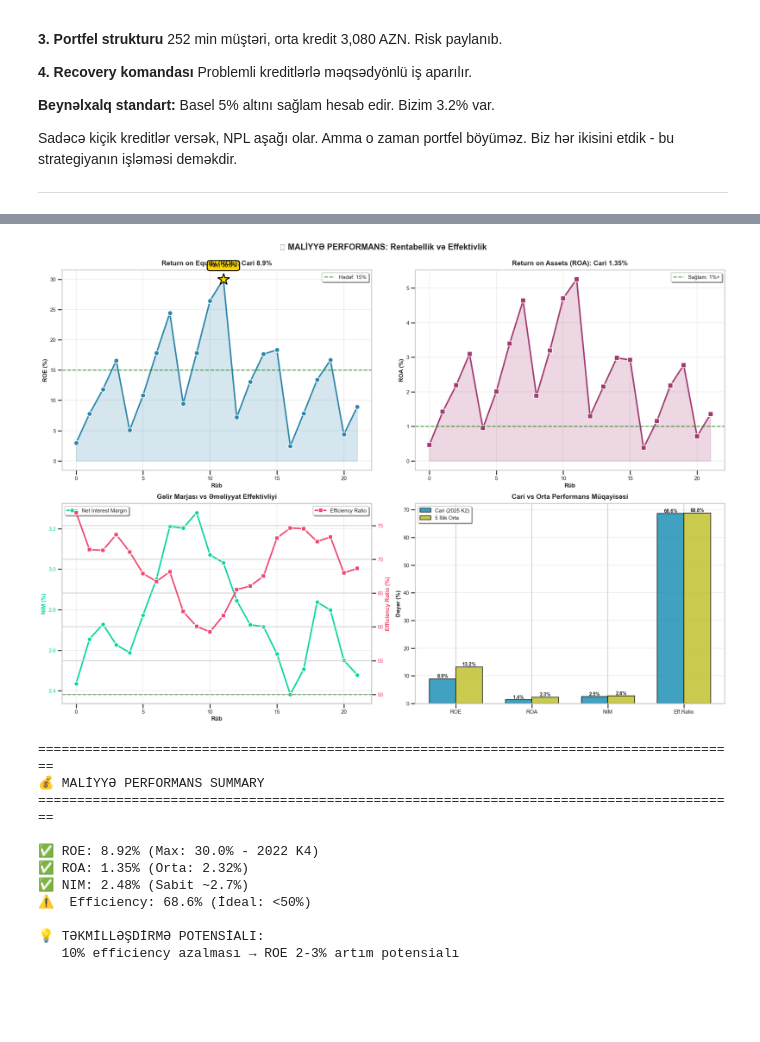
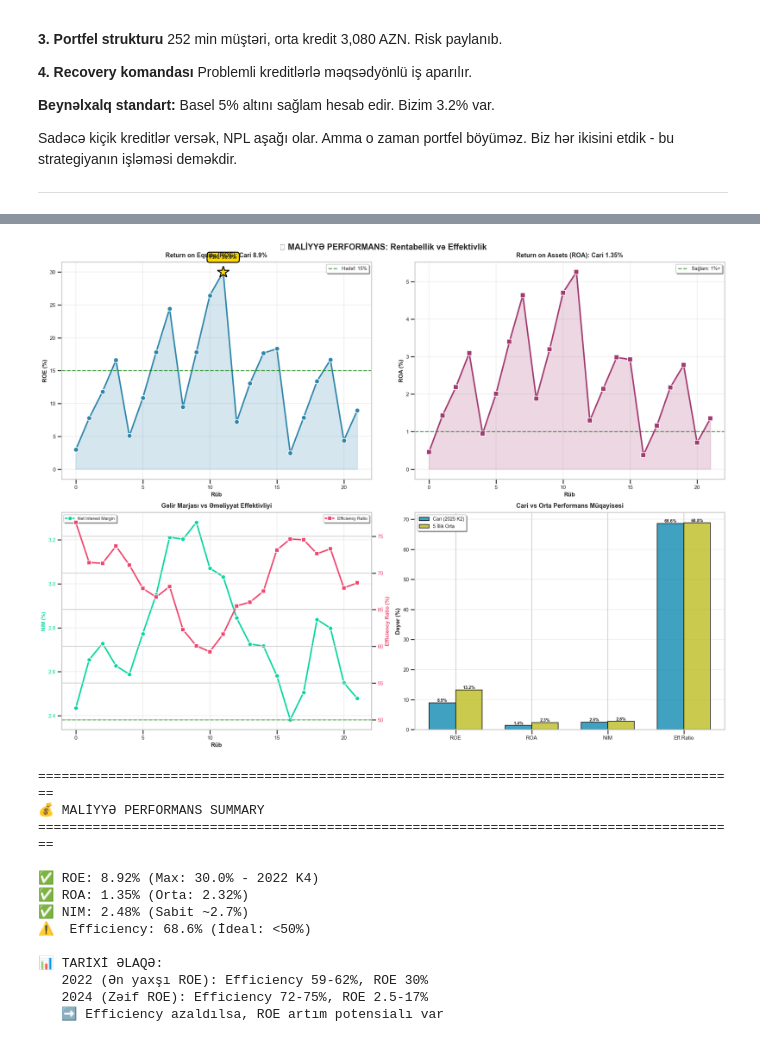
Before and after one commit to science-analyse/loan_sales_prediction, a Jupyter notebook: notebooks/CEO_Presentation_FINAL.ipynb, the cells around one changed output, grey strips where cells are left out. Saved outputs shown, nothing was run; the diff lists cells and outputs as text; code cells hidden in the pictures; blank space fills up the shorter version.

```diff
--- a/notebooks/CEO_Presentation_FINAL.ipynb
+++ b/notebooks/CEO_Presentation_FINAL.ipynb
@@ -702,9 +757,9 @@ Süni "boom" yoxdur. Makroiqtisadi göstəricilər həqiqəti təsdiqləyir. Bu
 ---
 # %%
 # MALİYYƏ PERFORMANS
-fig, axes = plt.subplots(2, 2, figsize=(20, 14))
+fig, axes = plt.subplots(2, 2, figsize=(20, 15))
 fig.suptitle('💰 MALİYYƏ PERFORMANS: Rentabellik və Effektivlik',
-             fontsize=17, fontweight='bold', y=0.995)
+             fontsize=17, fontweight='bold', y=0.98)
 
 # 1. ROE
 ax1 = axes[0, 0]
@@ -725,10 +780,10 @@ ax1.text(df.loc[max_roe_idx, 'Time_Index'], df.loc[max_roe_idx, 'ROE']*100+2,
                   edgecolor='black', linewidth=2))
 
 ax1.set_title(f'Return on Equity (ROE): Cari {df["ROE"].iloc[-1]*100:.1f}%',
-              fontsize=14, pad=10)
+              fontsize=13, pad=10)
 ax1.set_ylabel('ROE (%)', fontsize=12, fontweight='bold')
 ax1.set_xlabel('Rüb', fontsize=12, fontweight='bold')
-ax1.legend(fontsize=11, frameon=True, shadow=True)
+ax1.legend(fontsize=10, frameon=True, shadow=True)
 ax1.grid(True, alpha=0.3)
 
 # 2. ROA
@@ -740,10 +795,10 @@ ax2.fill_between(df['Time_Index'], df['ROA']*100, alpha=0.2, color='#A23B72')
 ax2.axhline(y=1, color='green', linestyle='--', linewidth=2, alpha=0.7, label='Sağlam: 1%+')
 
 ax2.set_title(f'Return on Assets (ROA): Cari {df["ROA"].iloc[-1]*100:.2f}%',
-              fontsize=14, pad=10)
+              fontsize=13, pad=10)
 ax2.set_ylabel('ROA (%)', fontsize=12, fontweight='bold')
 ax2.set_xlabel('Rüb', fontsize=12, fontweight='bold')
-ax2.legend(fontsize=11, frameon=True, shadow=True)
+ax2.legend(fontsize=10, frameon=True, shadow=True)
 ax2.grid(True, alpha=0.3)
 
 # 3. NIM vs Efficiency
@@ -761,14 +816,14 @@ line2 = ax3_twin.plot(df['Time_Index'], df['Efficiency_Ratio']*100,
 ax3_twin.axhline(y=50, color='green', linestyle='--', linewidth=2, alpha=0.5)
 
 ax3.set_title('Gəlir Marjası vs Əməliyyat Effektivliyi',
-              fontsize=14, pad=10)
+              fontsize=13, pad=10)
 ax3.set_xlabel('Rüb', fontsize=12, fontweight='bold')
-ax3.set_ylabel('NIM (%)', fontsize=12, fontweight='bold', color=COLORS['success'])
-ax3_twin.set_ylabel('Efficiency Ratio (%)', fontsize=12, fontweight='bold', color=COLORS['danger'])
+ax3.set_ylabel('NIM (%)', fontsize=11, fontweight='bold', color=COLORS['success'])
+ax3_twin.set_ylabel('Efficiency Ratio (%)', fontsize=11, fontweight='bold', color=COLORS['danger'])
 ax3.tick_params(axis='y', labelcolor=COLORS['success'])
 ax3_twin.tick_params(axis='y', labelcolor=COLORS['danger'])
-ax3.legend(loc='upper left', frameon=True, shadow=True)
-ax3_twin.legend(loc='upper right', frameon=True, shadow=True)
+ax3.legend(loc='upper left', frameon=True, shadow=True, fontsize=9)
+ax3_twin.legend(loc='upper right', frameon=True, shadow=True, fontsize=9)
 ax3.grid(True, alpha=0.3)
 
 # 4. Comparison
@@ -785,39 +840,41 @@ width = 0.35
 bars1 = ax4.bar(x - width/2, current_vals, width,
                 label='Cari (2025 K2)', color=COLORS['info'],
                 alpha=0.8, edgecolor='black', linewidth=1.5)
 bars2 = ax4.bar(x + width/2, avg_vals, width,
                 label='5 İllik Orta', color='#BCBD22',
                 alpha=0.8, edgecolor='black', linewidth=1.5)
 
 for bars in [bars1, bars2]:
     for bar in bars:
         height = bar.get_height()
         ax4.text(bar.get_x() + bar.get_width()/2., height,
                 f'{height:.1f}%', ha='center', va='bottom',
-                fontsize=10, fontweight='bold')
+                fontsize=9, fontweight='bold')
 
 ax4.set_title('Cari vs Orta Performans Müqayisəsi',
-              fontsize=14, pad=10)
+              fontsize=13, pad=10)
 ax4.set_ylabel('Dəyər (%)', fontsize=12, fontweight='bold')
 ax4.set_xticks(x)
 ax4.set_xticklabels(metrics, fontsize=11)
-ax4.legend(fontsize=11, frameon=True, shadow=True)
+ax4.legend(fontsize=10, frameon=True, shadow=True)
 ax4.grid(True, alpha=0.3, axis='y')
 
 plt.tight_layout()
 plt.show()
 
 print("\n" + "="*90)
 print("💰 MALİYYƏ PERFORMANS SUMMARY")
 print("="*90)
 print(f"\n✅ ROE: {df['ROE'].iloc[-1]*100:.2f}% (Max: {df['ROE'].max()*100:.1f}% - 2022 K4)")
 print(f"✅ ROA: {df['ROA'].iloc[-1]*100:.2f}% (Orta: {df['ROA'].mean()*100:.2f}%)")
 print(f"✅ NIM: {df['Net_Interest_Margin'].iloc[-1]*100:.2f}% (Sabit ~2.7%)")
 print(f"⚠️  Efficiency: {df['Efficiency_Ratio'].iloc[-1]*100:.1f}% (İdeal: <50%)")
-print(f"\n💡 TƏKMİLLƏŞDİRMƏ POTENSİALI:")
-print(f"   10% efficiency azalması → ROE 2-3% artım potensialı")
+print(f"\n📊 TARİXİ ƏLAQƏ:")
+print(f"   2022 (Ən yaxşı ROE): Efficiency 59-62%, ROE 30%")
+print(f"   2024 (Zəif ROE): Efficiency 72-75%, ROE 2.5-17%")
+print(f"   ➡️ Efficiency azaldılsa, ROE artım potensialı var")
 # %% [output]
-[figure, old version]
+[figure, new version]
 ==========================================================================================
 💰 MALİYYƏ PERFORMANS SUMMARY
 ==========================================================================================
@@ -827,8 +884,10 @@ print(f"   10% efficiency azalması → ROE 2-3% artım potensialı")
 ✅ NIM: 2.48% (Sabit ~2.7%)
 ⚠️  Efficiency: 68.6% (İdeal: <50%)
 
-💡 TƏKMİLLƏŞDİRMƏ POTENSİALI:
-   10% efficiency azalması → ROE 2-3% artım potensialı
+📊 TARİXİ ƏLAQƏ:
+   2022 (Ən yaxşı ROE): Efficiency 59-62%, ROE 30%
+   2024 (Zəif ROE): Efficiency 72-75%, ROE 2.5-17%
+   ➡️ Efficiency azaldılsa, ROE artım potensialı var
 # %% [markdown]
 ### 📊 Əsas Qeydlər - Maliyyə Performans
 
```
Also changed, not shown: parts of 12 cells of this notebook, 3 other files.
